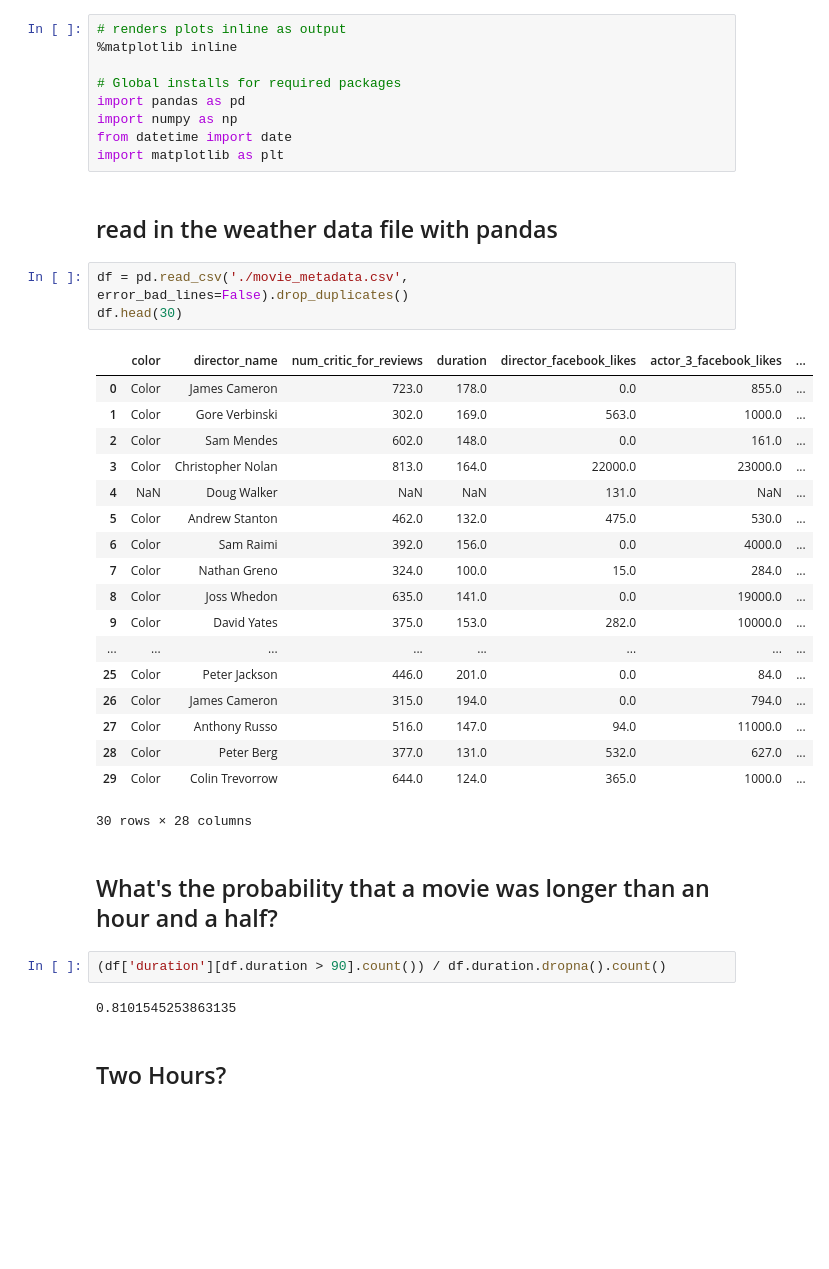
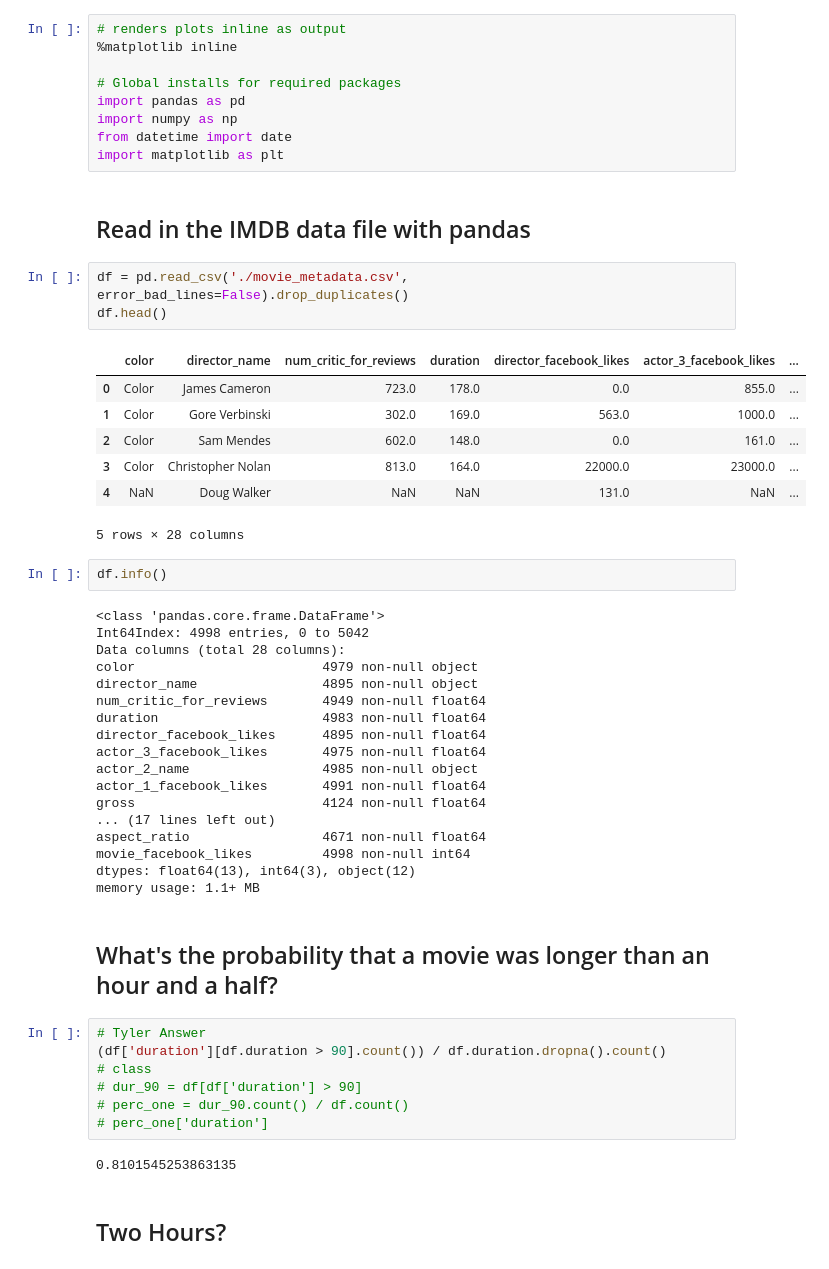
Before and after one commit to tyler-fishbone/data-science, a Jupyter notebook: imdb-notebook.ipynb, the cells around one changed output. Drawn from its saved outputs; the diff is of its cells as text; blank space fills up the shorter version.

```diff
--- a/imdb-notebook.ipynb
+++ b/imdb-notebook.ipynb
@@ -10,33 +10,47 @@ import numpy as np
 from datetime import date
 import matplotlib as plt
 # %% [markdown]
-## read in the weather data file with pandas
+## Read in the IMDB data file with pandas
 # %%
 df = pd.read_csv('./movie_metadata.csv', error_bad_lines=False).drop_duplicates()
-df.head(30)
+df.head()
 # %% [output]
 |  | color | director_name | num_critic_for_reviews | duration | director_facebook_likes | actor_3_facebook_likes | ... |
 | 0 | Color | James Cameron | 723.0 | 178.0 | 0.0 | 855.0 | ... |
 | 1 | Color | Gore Verbinski | 302.0 | 169.0 | 563.0 | 1000.0 | ... |
 | 2 | Color | Sam Mendes | 602.0 | 148.0 | 0.0 | 161.0 | ... |
 | 3 | Color | Christopher Nolan | 813.0 | 164.0 | 22000.0 | 23000.0 | ... |
 | 4 | NaN | Doug Walker | NaN | NaN | 131.0 | NaN | ... |
-| 5 | Color | Andrew Stanton | 462.0 | 132.0 | 475.0 | 530.0 | ... |
-| 6 | Color | Sam Raimi | 392.0 | 156.0 | 0.0 | 4000.0 | ... |
-| 7 | Color | Nathan Greno | 324.0 | 100.0 | 15.0 | 284.0 | ... |
-| 8 | Color | Joss Whedon | 635.0 | 141.0 | 0.0 | 19000.0 | ... |
-| 9 | Color | David Yates | 375.0 | 153.0 | 282.0 | 10000.0 | ... |
-| ... | ... | ... | ... | ... | ... | ... | ... |
-| 25 | Color | Peter Jackson | 446.0 | 201.0 | 0.0 | 84.0 | ... |
-| 26 | Color | James Cameron | 315.0 | 194.0 | 0.0 | 794.0 | ... |
-| 27 | Color | Anthony Russo | 516.0 | 147.0 | 94.0 | 11000.0 | ... |
-| 28 | Color | Peter Berg | 377.0 | 131.0 | 532.0 | 627.0 | ... |
-| 29 | Color | Colin Trevorrow | 644.0 | 124.0 | 365.0 | 1000.0 | ... |
-30 rows × 28 columns
+5 rows × 28 columns
+# %%
+df.info()
+# %% [output]
+<class 'pandas.core.frame.DataFrame'>
+Int64Index: 4998 entries, 0 to 5042
+Data columns (total 28 columns):
+color                        4979 non-null object
+director_name                4895 non-null object
+num_critic_for_reviews       4949 non-null float64
+duration                     4983 non-null float64
+director_facebook_likes      4895 non-null float64
+actor_3_facebook_likes       4975 non-null float64
+actor_2_name                 4985 non-null object
+actor_1_facebook_likes       4991 non-null float64
+gross                        4124 non-null float64
+... (17 lines left out)
+aspect_ratio                 4671 non-null float64
+movie_facebook_likes         4998 non-null int64
+dtypes: float64(13), int64(3), object(12)
+memory usage: 1.1+ MB
 # %% [markdown]
 ## What's the probability that a movie was longer than an hour and a half?
 # %%
+# Tyler Answer
 (df['duration'][df.duration > 90].count()) / df.duration.dropna().count()
+# class
+# dur_90 = df[df['duration'] > 90]
+# perc_one = dur_90.count() / df.count()
+# perc_one['duration']
 # %% [output]
 0.8101545253863135
 # %% [markdown]
```
Also changed, not shown: parts of 1 cell of this notebook.
